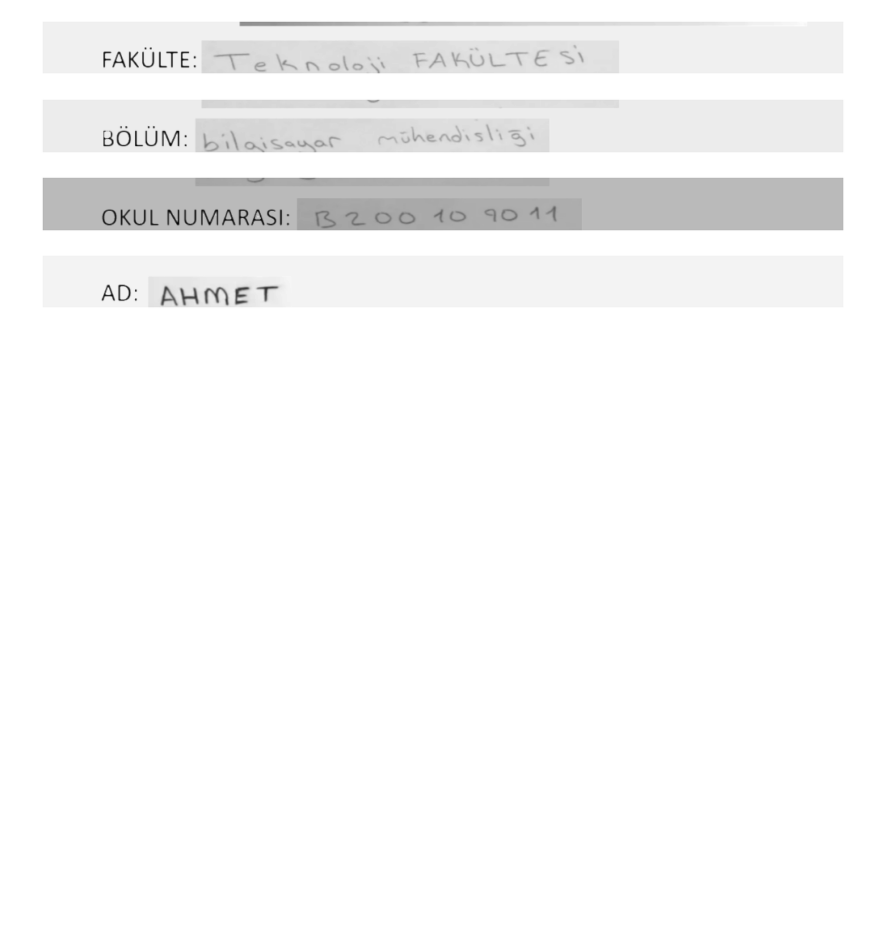
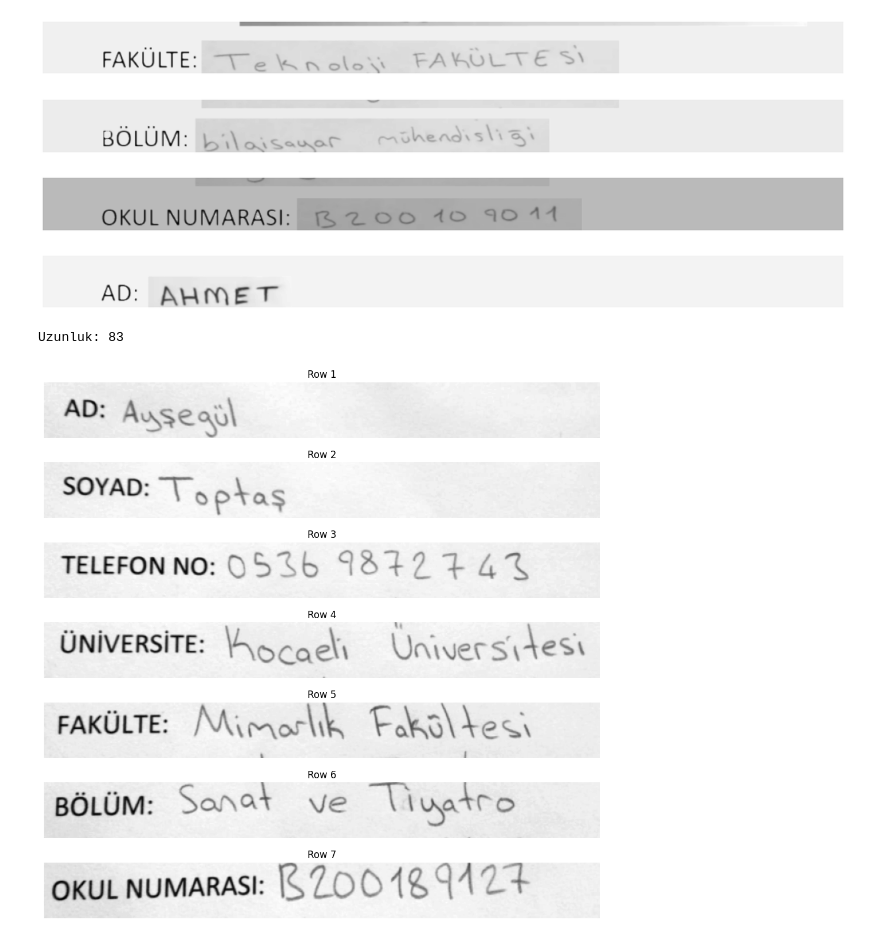
Before and after one commit to havvabzkrtt/El_Yazisini_Dijitale_Ceviren_Web_Uygulamasi, a Jupyter notebook: notebooks/text_line_segmentation.ipynb, the cells around one changed output. Drawn from its saved outputs; the diff is of its cells as text; code cells hidden in the pictures; blank space fills up the shorter version.

```diff
--- a/notebooks/text_line_segmentation.ipynb
+++ b/notebooks/text_line_segmentation.ipynb
@@ -331,0 +334,48 @@ display_image(res_lines[0])
+# %%
+import cv2
+import numpy as np
+import matplotlib.pyplot as plt
+
+def split_image_into_equal_rows(image, num_rows):
+    # Resmin boyutlarını alın
+    height, width = image.shape
+
+    # Her bir satırın yüksekliğini hesaplayın
+    row_height = height // num_rows
+    #print("Uzunluk:",row_height)
+    # Parçalara bölünmüş resimleri saklamak için bir liste oluşturun
+    row_images = []
+
+    # Resmi parçalara böl
+    for i in range(num_rows):
+        # Başlangıç ve bitiş indekslerini hesaplayın
+        start_row = i * row_height
+        end_row = start_row + row_height
+
+        # Parçayı alın
+        row_image = image[start_row:end_row, :]
+
+        # Parçayı listeye ekleyin
+        row_images.append(row_image)
+
+    return row_images # dizi
+# %%
+# Örnek kullanım
+image_path = "form1.PNG"
+image = cv2.imread(image_path, cv2.IMREAD_GRAYSCALE)
+
+num_rows = 7  # İstediğiniz satır sayısı
+row_images = split_image_into_equal_rows(image, num_rows)
+
+# Parçalara bölünmüş resimleri görselleştirin
+plt.figure(figsize=(10, 10))
+for i, row_image in enumerate(row_images):
+    plt.subplot(num_rows, 1, i + 1)
+    plt.imshow(row_image, cmap='gray')
+    plt.axis('off')
+    plt.title(f"Row {i + 1}")
+plt.tight_layout()
+plt.show()
+# %% [output]
+Uzunluk: 83
+[figure, added]
```
Also changed, not shown: parts of 1 cell of this notebook, 12 other files.
